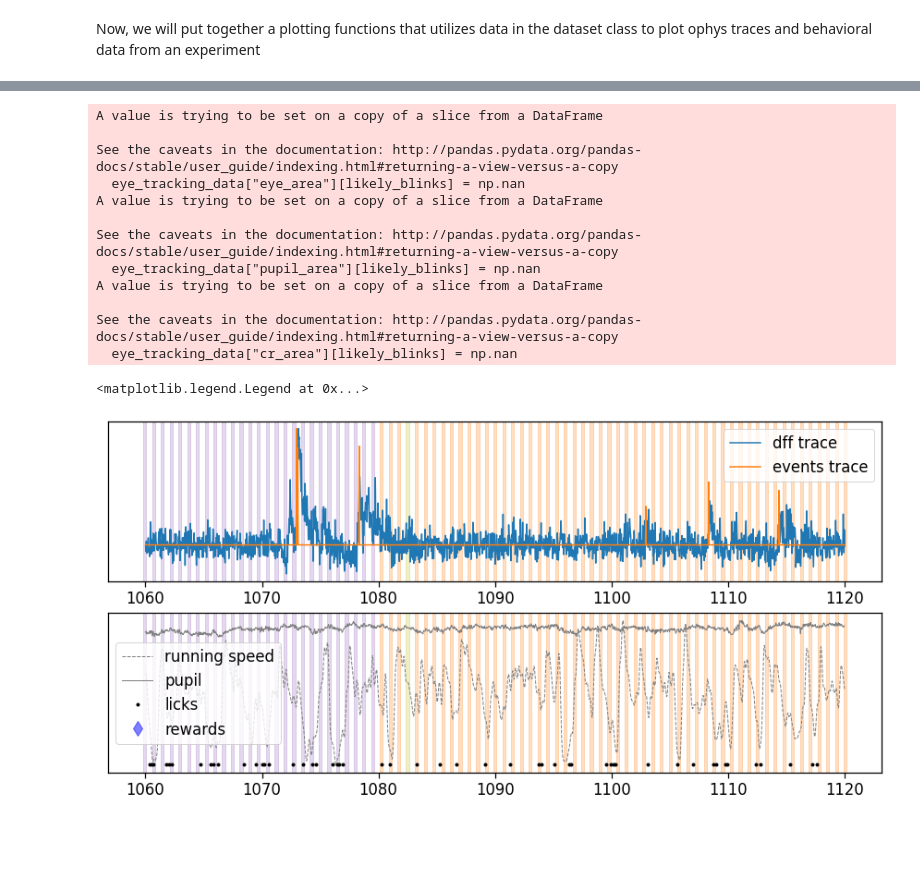
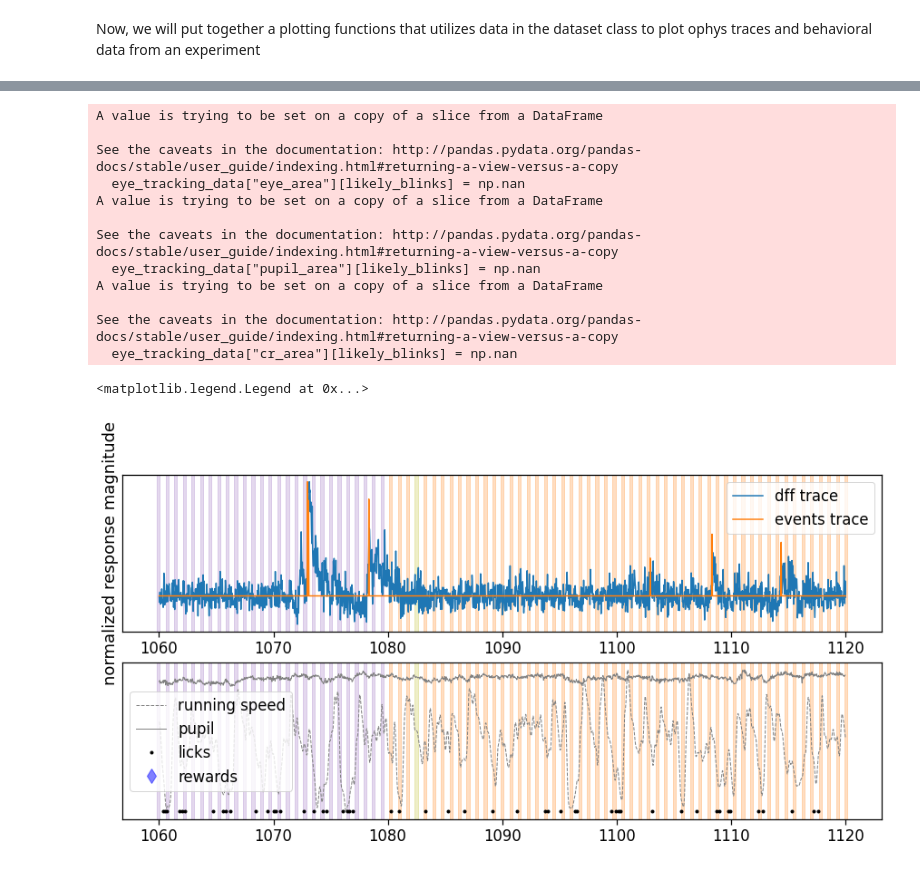
Before and after one commit to AllenInstitute/visual_behavior_analysis, a Jupyter notebook: notebooks/22.03.2021_load_ophys_data_example.ipynb, the cells around one changed output, grey strips where cells are left out. Drawn from its saved outputs; the diff is of its cells as text; code cells hidden in the pictures; blank space fills up the shorter version.

```diff
--- a/notebooks/22.03.2021_load_ophys_data_example.ipynb
+++ b/notebooks/22.03.2021_load_ophys_data_example.ipynb
@@ -427,31 +433,32 @@ ti = 1060 # start time in seconds
 tf = 1120 # stop time in seconds
 fig, ax = plt.subplots(2,1,figsize = (15,7))
 plot_dff_trace(ax[0], cell_specimen_ids[3], ti, tf)
 plot_events_trace(ax[0], cell_specimen_ids[3], ti, tf)
 plot_stimuli(ax[0], ti, tf)
+ax[0].set_ylabel('normalized response magnitude')
 ax[0].set_yticks([])
 ax[0].legend(['dff trace', 'events trace'])
 
 plot_running(ax[1], ti, tf)
 plot_pupil(ax[1], ti, tf)
 plot_licks(ax[1], ti, tf)
 plot_rewards(ax[1], ti, tf)
 plot_stimuli(ax[1], ti, tf)
 
 ax[1].set_yticks([])
 ax[1].legend(['running speed', 'pupil','licks', 'rewards'])
 # %% [output]
 A value is trying to be set on a copy of a slice from a DataFrame
 
 See the caveats in the documentation: http://pandas.pydata.org/pandas-docs/stable/user_guide/indexing.html#returning-a-view-versus-a-copy
   eye_tracking_data["eye_area"][likely_blinks] = np.nan
 A value is trying to be set on a copy of a slice from a DataFrame
 
 See the caveats in the documentation: http://pandas.pydata.org/pandas-docs/stable/user_guide/indexing.html#returning-a-view-versus-a-copy
   eye_tracking_data["pupil_area"][likely_blinks] = np.nan
 A value is trying to be set on a copy of a slice from a DataFrame
 
 See the caveats in the documentation: http://pandas.pydata.org/pandas-docs/stable/user_guide/indexing.html#returning-a-view-versus-a-copy
   eye_tracking_data["cr_area"][likely_blinks] = np.nan
 <matplotlib.legend.Legend at 0x...>
-[figure, old version]
+[figure, new version]
```
Also changed, not shown: parts of 16 cells of this notebook.
